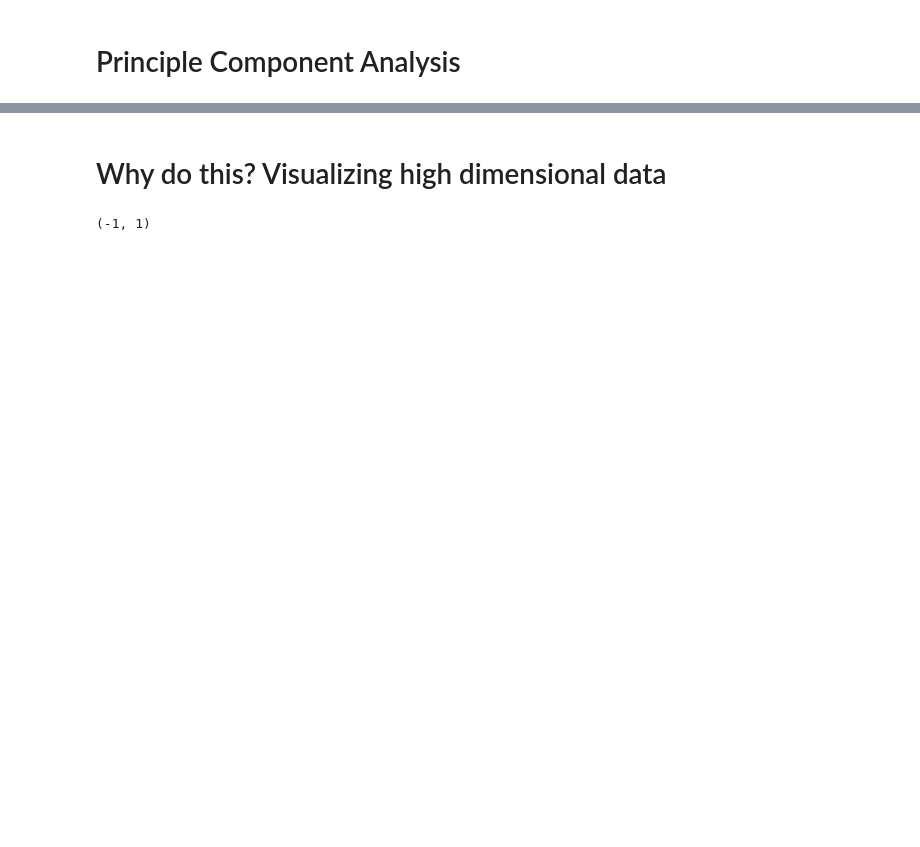
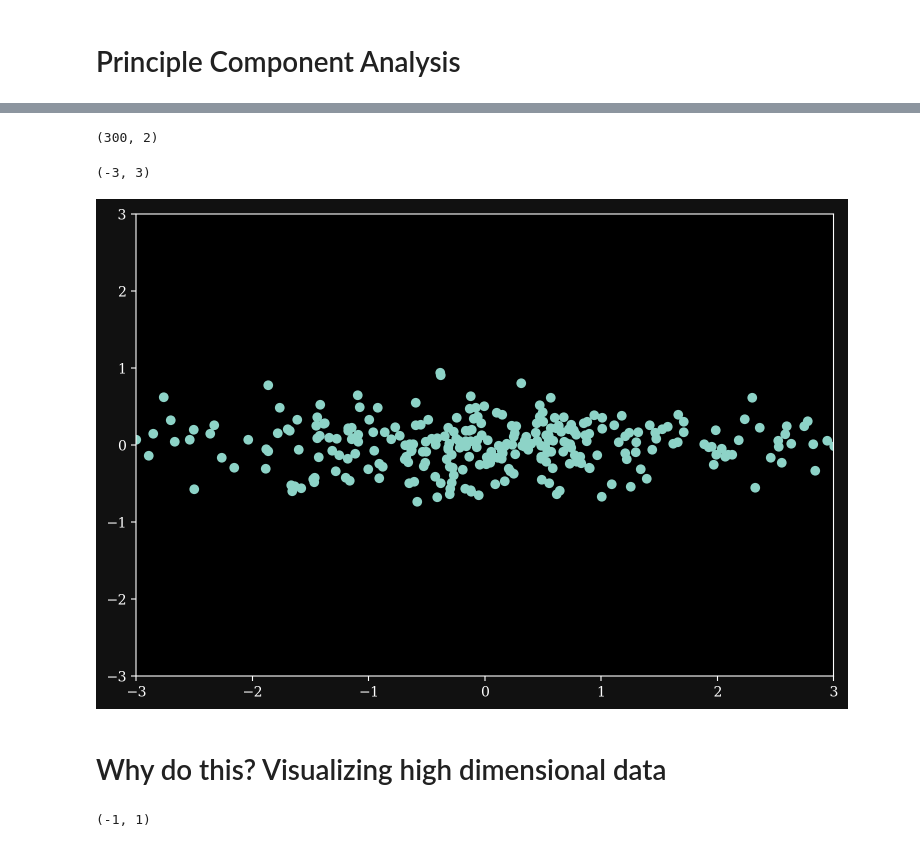
Before and after one commit to Hekstra-Lab/scientific-python-bootcamp, a Jupyter notebook: day3/day3.ipynb, the cells around one changed output, grey strips where cells are left out. Cells and saved outputs as stored; diff of their text form; code cells hidden in the pictures; blank space fills up the shorter version.

```diff
--- a/day3/day3.ipynb
+++ b/day3/day3.ipynb
@@ -96,2 +101,4 @@ plt.show()
 # %%
 # Do PCA with sklearn
+from sklearn.decomposition import PCA
+pca = PCA(n_components=2)
@@ -102,3 +105,16 @@ plt.show()
+# %%
+transformed_data = pca.fit_transform(pts)
+
+transformed_data.shape
+# %% [output]
+(300, 2)
+# %%
+plt.scatter(transformed_data[:,0],transformed_data[:,1])
+plt.xlim([-3,3])
+plt.ylim([-3,3])
+# %% [output]
+(-3, 3)
+[figure, added]
 # %% [markdown]
 # Why do this? Visualizing high dimensional data
 # %%
```
Also changed, not shown: parts of 24 cells of this notebook.
